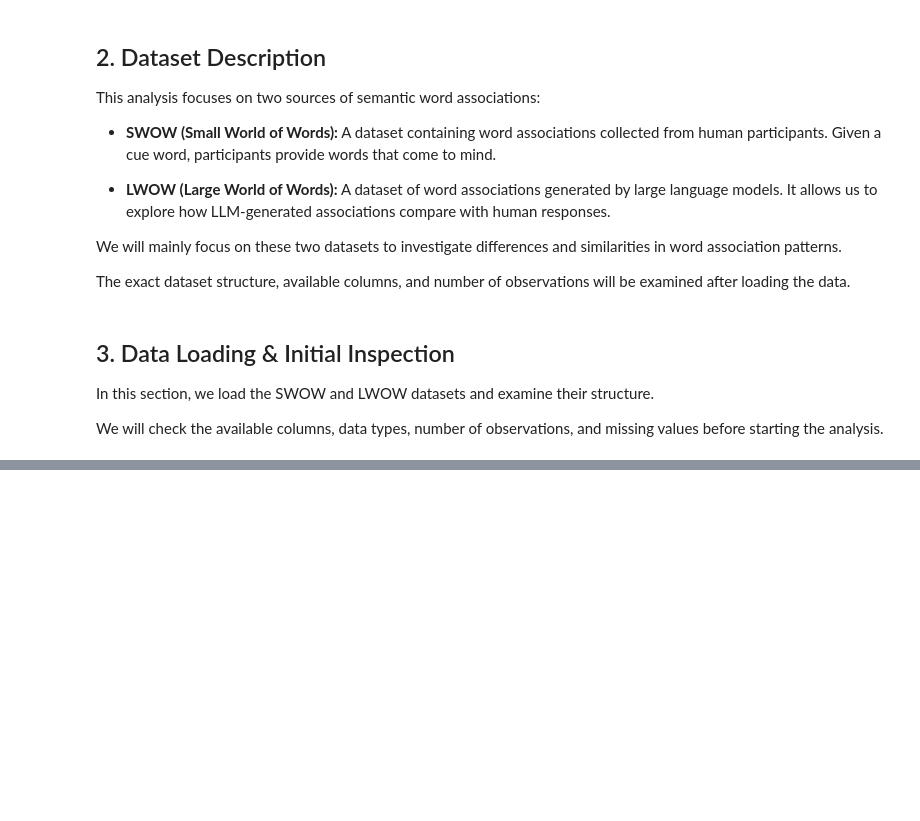
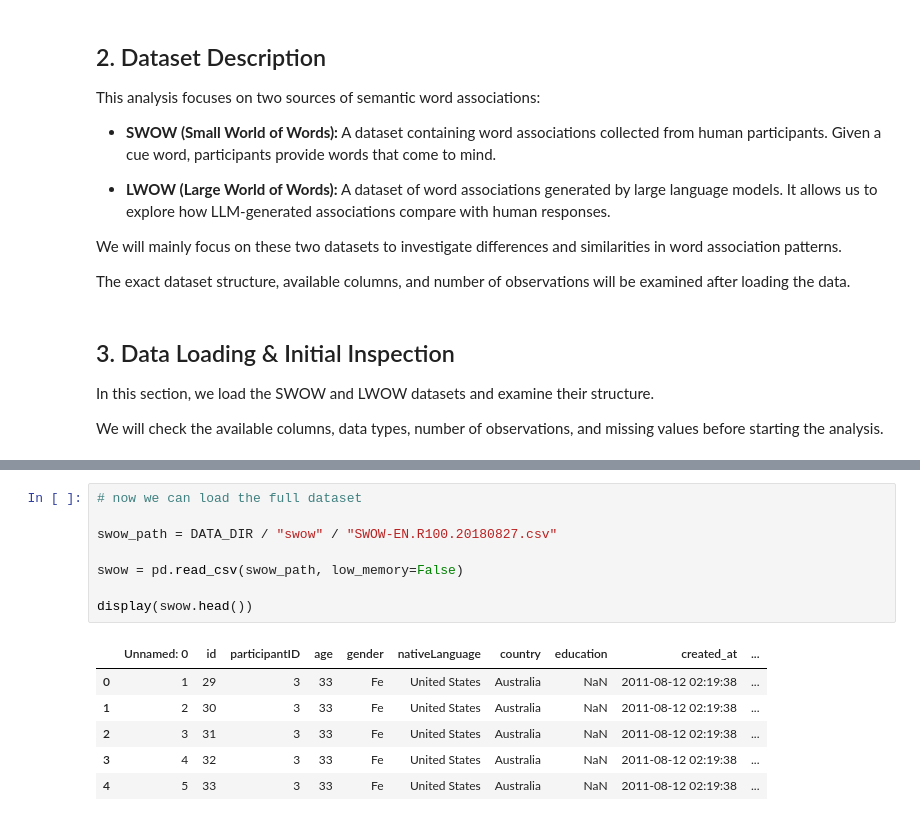
Before and after one commit to domnudragota/llm-eda, a Jupyter notebook: EDA_llm_cognition.ipynb, the cells around one changed output, grey strips where cells are left out. Cells and saved outputs as stored; diff of their text form; blank space fills up the shorter version.

```diff
--- a/EDA_llm_cognition.ipynb
+++ b/EDA_llm_cognition.ipynb
@@ -52,0 +80,15 @@ pd.set_option("display.max_colwidth", 100)
+# %%
+# now we can load the full dataset
+
+swow_path = DATA_DIR / "swow" / "SWOW-EN.R100.20180827.csv"
+
+swow = pd.read_csv(swow_path, low_memory=False)
+
+display(swow.head())
+# %% [output]
+|  | Unnamed: 0 | id | participantID | age | gender | nativeLanguage | country | education | created_at | ... |
+| 0 | 1 | 29 | 3 | 33 | Fe | United States | Australia | NaN | 2011-08-12 02:19:38 | ... |
+| 1 | 2 | 30 | 3 | 33 | Fe | United States | Australia | NaN | 2011-08-12 02:19:38 | ... |
+| 2 | 3 | 31 | 3 | 33 | Fe | United States | Australia | NaN | 2011-08-12 02:19:38 | ... |
+| 3 | 4 | 32 | 3 | 33 | Fe | United States | Australia | NaN | 2011-08-12 02:19:38 | ... |
+| 4 | 5 | 33 | 3 | 33 | Fe | United States | Australia | NaN | 2011-08-12 02:19:38 | ... |
```
Also changed, not shown: parts of 20 cells of this notebook.
